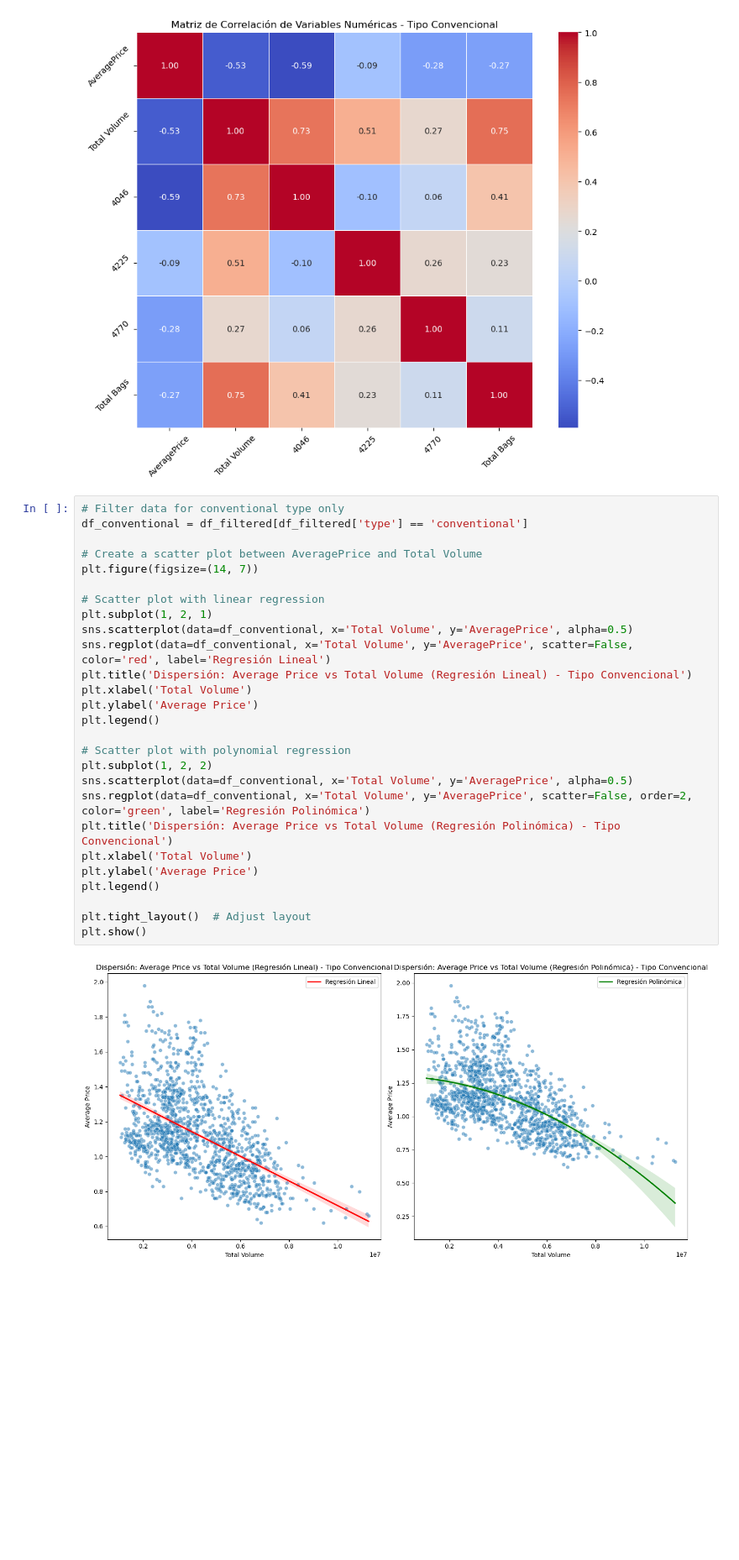
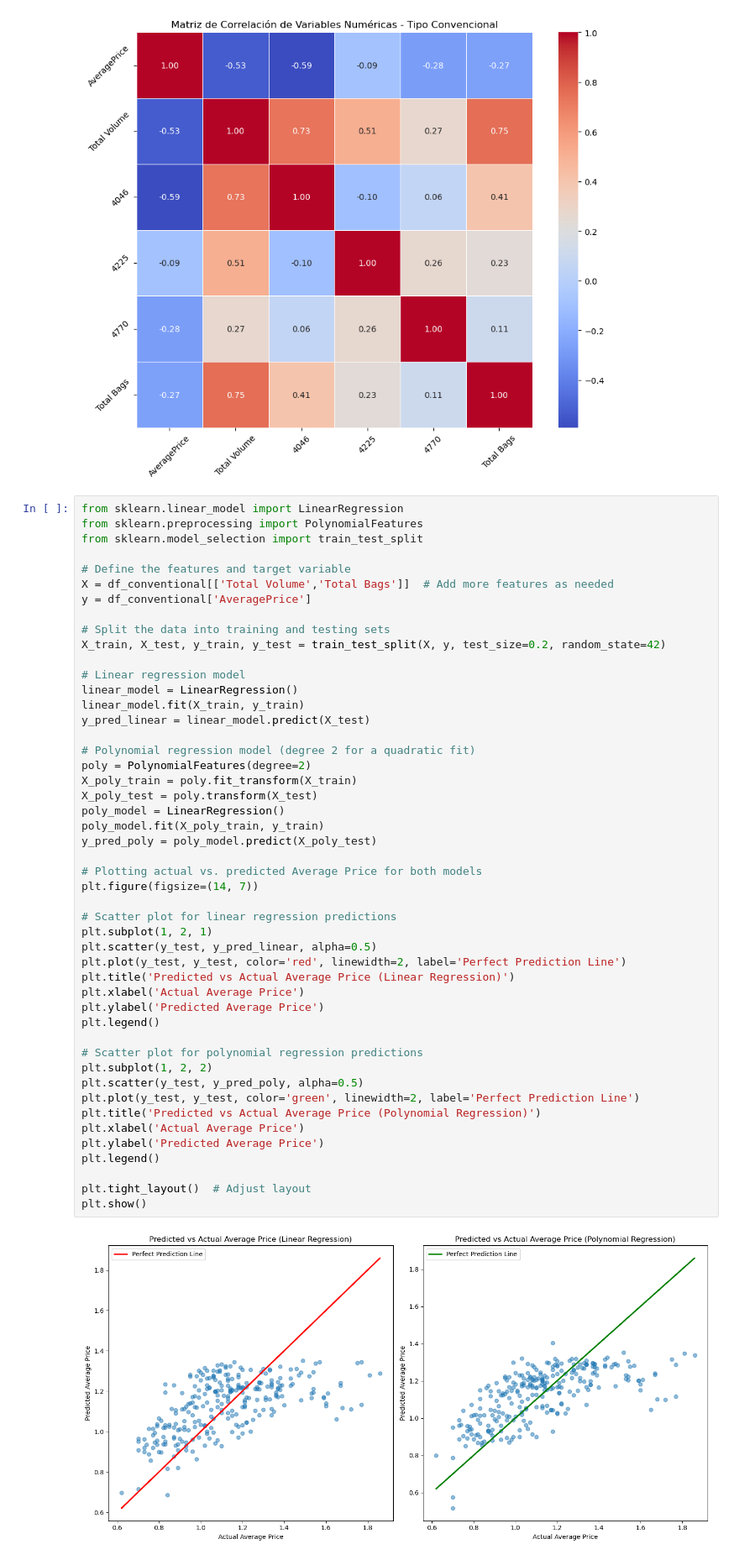
Before and after one commit to ahenao/aguacate-aljoan, a Jupyter notebook: notebooks/alejandro/5. Análisis de Correlación y Regresión.ipynb, the cells around one changed output. Shown at 84% size. Cells and saved outputs as stored; diff of their text form; blank space fills up the shorter version.

Commit message:
actualizo

```diff
--- a/notebooks/alejandro/5. Análisis de Correlación y Regresión.ipynb
+++ b/notebooks/alejandro/5. Análisis de Correlación y Regresión.ipynb
@@ -34,32 +35,53 @@ plt.show()
 # %% [output]
 [figure]
 # %%
-# Filter data for conventional type only
-df_conventional = df_filtered[df_filtered['type'] == 'conventional']
+from sklearn.linear_model import LinearRegression
+from sklearn.preprocessing import PolynomialFeatures
+from sklearn.model_selection import train_test_split
 
-# Create a scatter plot between AveragePrice and Total Volume
+# Define the features and target variable
+X = df_conventional[['Total Volume','Total Bags']]  # Add more features as needed
+y = df_conventional['AveragePrice']
+
+# Split the data into training and testing sets
+X_train, X_test, y_train, y_test = train_test_split(X, y, test_size=0.2, random_state=42)
+
+# Linear regression model
+linear_model = LinearRegression()
+linear_model.fit(X_train, y_train)
+y_pred_linear = linear_model.predict(X_test)
+
+# Polynomial regression model (degree 2 for a quadratic fit)
+poly = PolynomialFeatures(degree=2)
+X_poly_train = poly.fit_transform(X_train)
+X_poly_test = poly.transform(X_test)
+poly_model = LinearRegression()
+poly_model.fit(X_poly_train, y_train)
+y_pred_poly = poly_model.predict(X_poly_test)
+
+# Plotting actual vs. predicted Average Price for both models
 plt.figure(figsize=(14, 7))
 
-# Scatter plot with linear regression
+# Scatter plot for linear regression predictions
 plt.subplot(1, 2, 1)
-sns.scatterplot(data=df_conventional, x='Total Volume', y='AveragePrice', alpha=0.5)
-sns.regplot(data=df_conventional, x='Total Volume', y='AveragePrice', scatter=False, color='red', label='Regresión Lineal')
-plt.title('Dispersión: Average Price vs Total Volume (Regresión Lineal) - Tipo Convencional')
-plt.xlabel('Total Volume')
-plt.ylabel('Average Price')
+plt.scatter(y_test, y_pred_linear, alpha=0.5)
+plt.plot(y_test, y_test, color='red', linewidth=2, label='Perfect Prediction Line')
+plt.title('Predicted vs Actual Average Price (Linear Regression)')
+plt.xlabel('Actual Average Price')
+plt.ylabel('Predicted Average Price')
 plt.legend()
 
-# Scatter plot with polynomial regression
+# Scatter plot for polynomial regression predictions
 plt.subplot(1, 2, 2)
-sns.scatterplot(data=df_conventional, x='Total Volume', y='AveragePrice', alpha=0.5)
-sns.regplot(data=df_conventional, x='Total Volume', y='AveragePrice', scatter=False, order=2, color='green', label='Regresión Polinómica')
-plt.title('Dispersión: Average Price vs Total Volume (Regresión Polinómica) - Tipo Convencional')
-plt.xlabel('Total Volume')
-plt.ylabel('Average Price')
+plt.scatter(y_test, y_pred_poly, alpha=0.5)
+plt.plot(y_test, y_test, color='green', linewidth=2, label='Perfect Prediction Line')
+plt.title('Predicted vs Actual Average Price (Polynomial Regression)')
+plt.xlabel('Actual Average Price')
+plt.ylabel('Predicted Average Price')
 plt.legend()
 
 plt.tight_layout()  # Adjust layout
 plt.show()
 # %% [output]
-[figure, old version]
+[figure, new version]
 # %%
```
Also changed, not shown: parts of 4 cells of this notebook.
